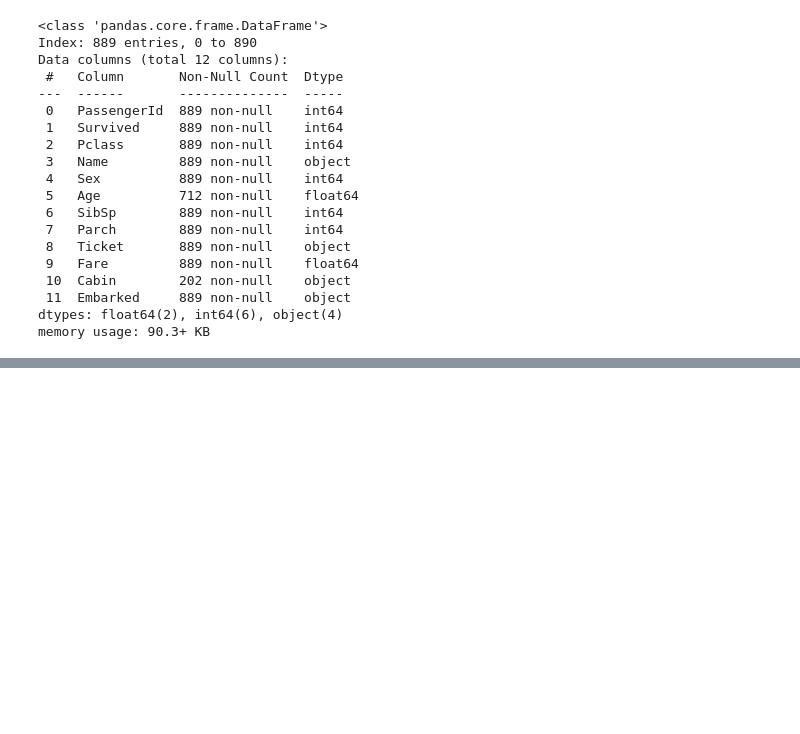
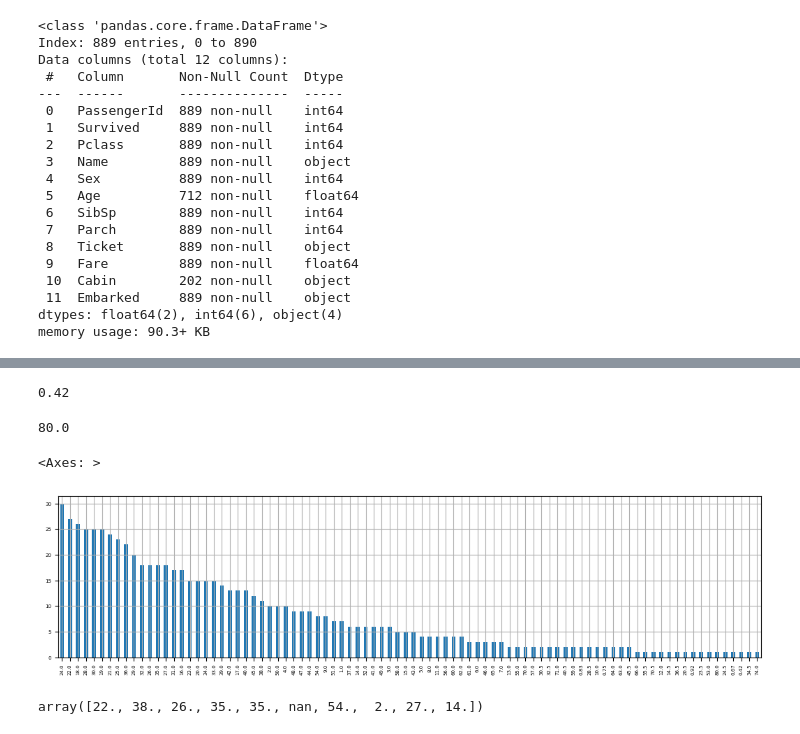
Before and after one commit to hwan0309/DataAnalyst_T, a Jupyter notebook: 타이타닉.ipynb, the cells around one changed output, grey strips where cells are left out. Saved outputs shown, nothing was run; the diff lists cells and outputs as text; code cells hidden in the pictures; blank space fills up the shorter version.

```diff
--- a/타이타닉.ipynb
+++ b/타이타닉.ipynb
@@ -97,0 +159,6 @@ memory usage: 90.3+ KB
+# %%
+train.loc[train.Embarked == 'C', 'Embarked'] = 0
+train.loc[train.Embarked == 'Q', 'Embarked'] = 1
+train.loc[train.Embarked == 'S', 'Embarked'] = 2
+# %%
+train['Embarked'] = train['Embarked'].astype('int64')
@@ -97,0 +228,10 @@ memory usage: 90.3+ KB
+# %%
+from sklearn.preprocessing import StandardScaler
+
+ss = StandardScaler()
+ss.fit(train[['Fare']])
+train_fare = ss.transform(train[['Fare']])
+test_fare = ss.transform(test[['Fare']])
+# %%
+train['Fare2'] = train_fare
+test['Fare2'] = test_fare
@@ -97,0 +265,19 @@ memory usage: 90.3+ KB
+# %%
+train['Age'].min()
+# %% [output]
+0.42
+# %%
+train['Age'].max()
+# %% [output]
+80.0
+# %%
+CountStatus = pd.value_counts(train['Age'].values, sort=True)
+CountStatus.plot.bar()
+CountStatus.plot.bar(grid=True, figsize=(13,3), fontsize=5)
+# %% [output]
+<Axes: >
+[figure, added]
+# %%
+train['Age'].values[:10]
+# %% [output]
+array([22., 38., 26., 35., 35., nan, 54.,  2., 27., 14.])
```
Also changed, not shown: parts of 21 cells of this notebook.
